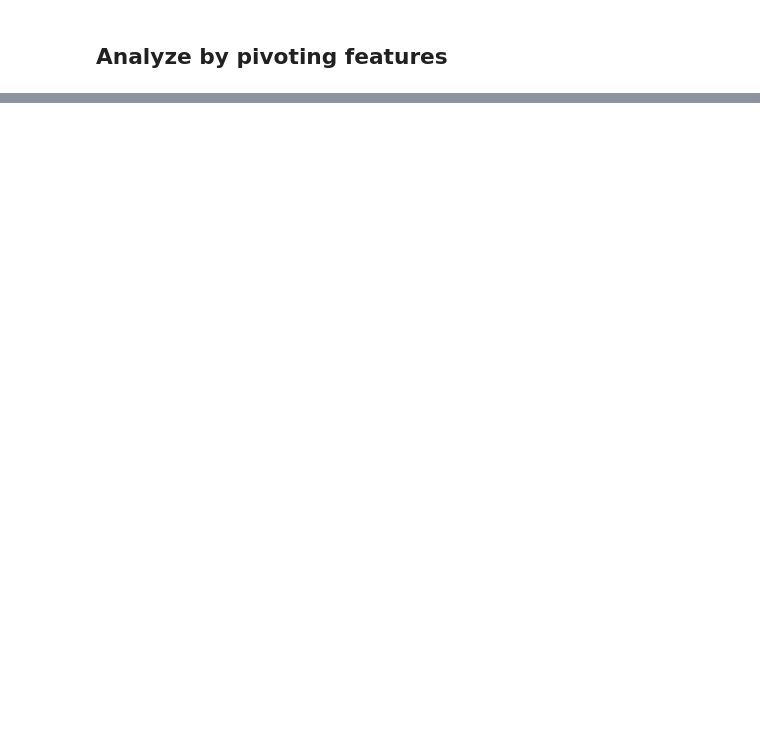
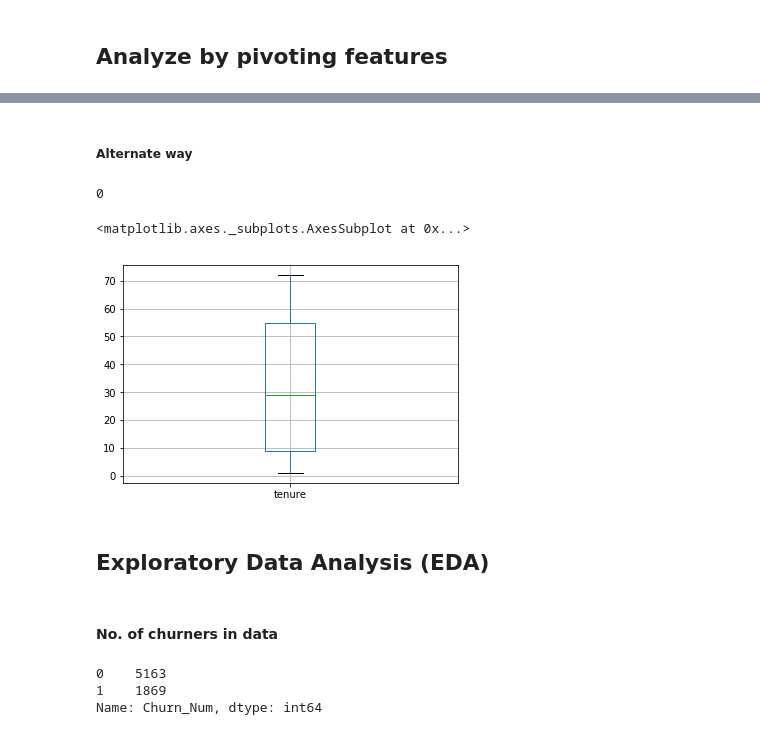
Before and after one commit to bh7781/DataScience, a Jupyter notebook: DataSets/telco-customer-churn/telco_churn.ipynb, the cells around one changed output, grey strips where cells are left out. Drawn from its saved outputs; the diff is of its cells as text; code cells hidden in the pictures; blank space fills up the shorter version.

```diff
--- a/DataSets/telco-customer-churn/telco_churn.ipynb
+++ b/DataSets/telco-customer-churn/telco_churn.ipynb
@@ -240,0 +140,2 @@ grid.add_legend()
+# %%
+telecom['TotalCharges'] = telecom['TotalCharges'].astype(float)
@@ -240,0 +144,2 @@ grid.add_legend()
+# %%
+telecom['MultipleLines'] = telecom['MultipleLines'].replace("No phone service", "No")
@@ -240,0 +156,17 @@ grid.add_legend()
+# %% [markdown]
+##### Alternate way
+# %%
+cols_to_remove = ['OnlineSecurity', 'OnlineBackup', 'DeviceProtection',
+                'TechSupport','StreamingTV', 'StreamingMovies']
+# %%
+for i in cols_to_remove :
+    telecom[i] = telecom[i].replace({'No internet service' : 'No'})
+# %%
+telecom['OnlineSecurity'].isin(['No internet service']).sum()
+# %% [output]
+0
+# %%
+telecom['tenure'].plot.box(grid=True)
+# %% [output]
+<matplotlib.axes._subplots.AxesSubplot at 0x...>
+[figure, added]
@@ -240,0 +175,10 @@ grid.add_legend()
+# %% [markdown]
+## Exploratory Data Analysis (EDA)
+# %% [markdown]
+#### No. of churners in data
+# %%
+telecom['Churn_Num'].value_counts()
+# %% [output]
+0    5163
+1    1869
+Name: Churn_Num, dtype: int64
```
Also changed, not shown: parts of 51 cells of this notebook, 2 other files.
